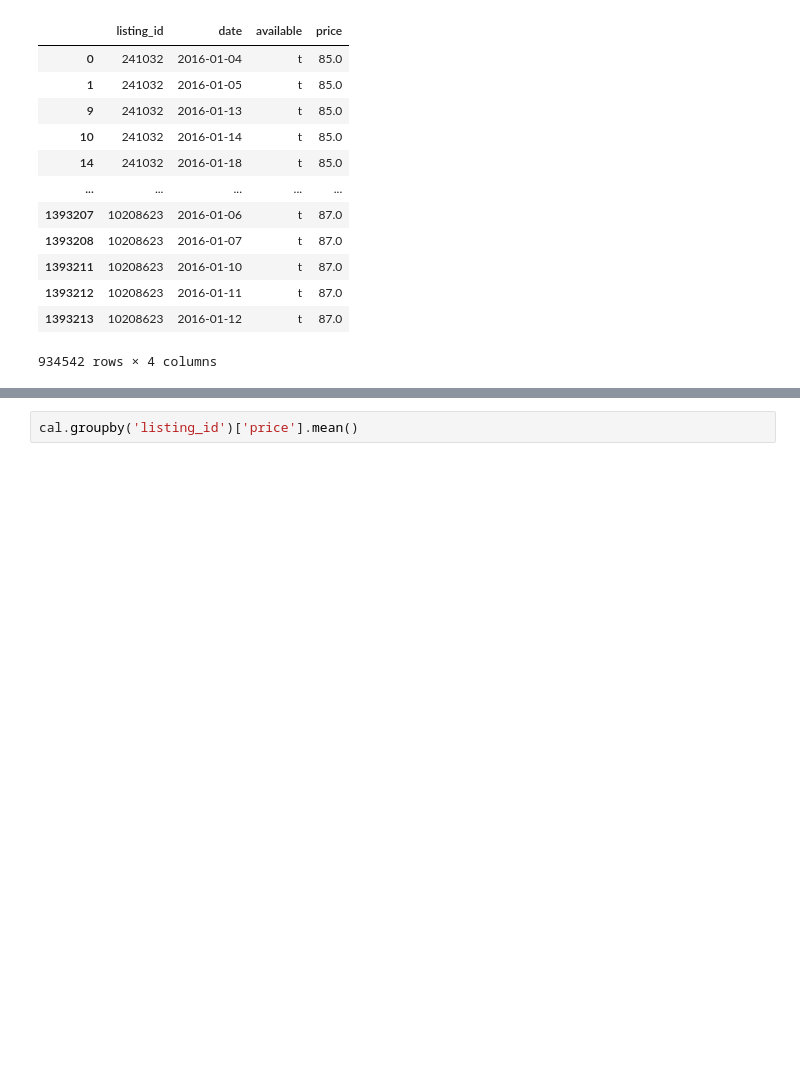
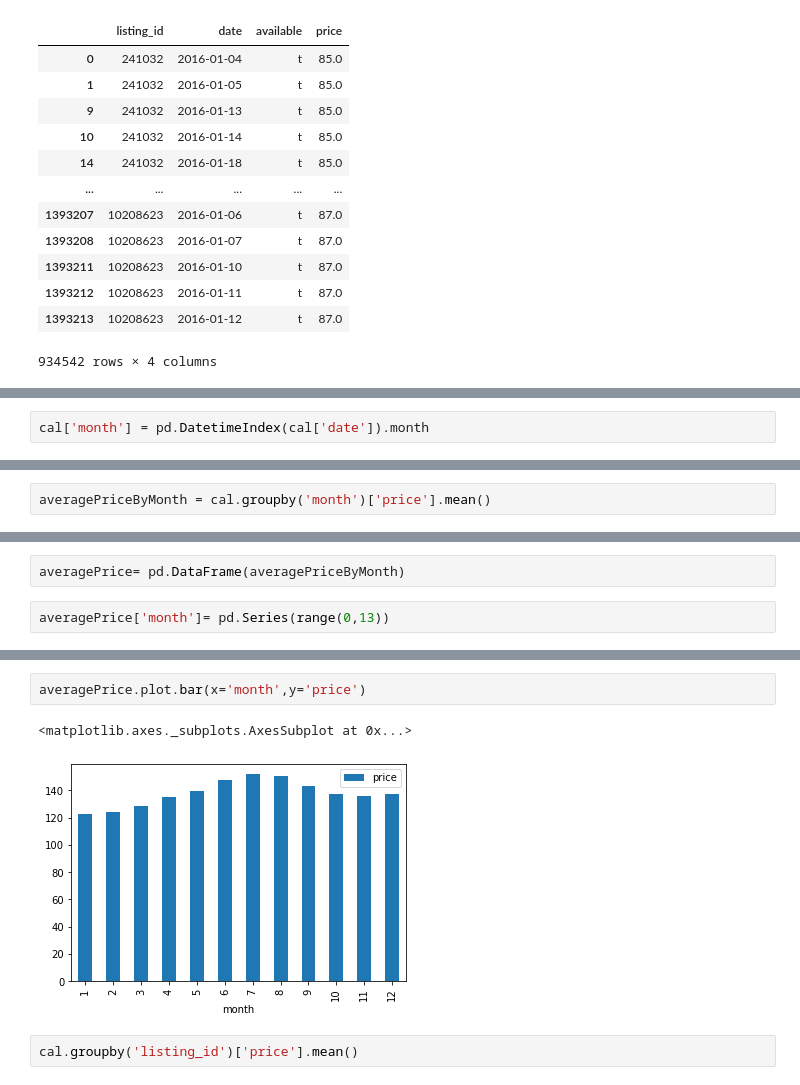
Before and after one commit to emilymoreland-mst/IST5520_G3, a Jupyter notebook: IST 5520 M1 Revised.ipynb, the cells around one changed output, grey strips where cells are left out. Saved outputs shown, nothing was run; the diff lists cells and outputs as text; blank space fills up the shorter version.

```diff
--- a/IST 5520 M1 Revised.ipynb
+++ b/IST 5520 M1 Revised.ipynb
@@ -264,0 +266,2 @@ cal
+# %%
+cal['month'] = pd.DatetimeIndex(cal['date']).month
@@ -264,0 +274,2 @@ cal
+# %%
+averagePriceByMonth = cal.groupby('month')['price'].mean()
@@ -264,0 +293,4 @@ cal
+# %%
+averagePrice= pd.DataFrame(averagePriceByMonth)
+# %%
+averagePrice['month']= pd.Series(range(0,13))
@@ -265,3 +314,8 @@ cal
+# %%
+averagePrice.plot.bar(x='month',y='price')
+# %% [output]
+<matplotlib.axes._subplots.AxesSubplot at 0x...>
+[figure, added]
 # %%
 cal.groupby('listing_id')['price'].mean()
 # %% [output]
```
Also changed, not shown: parts of 32 cells of this notebook.
